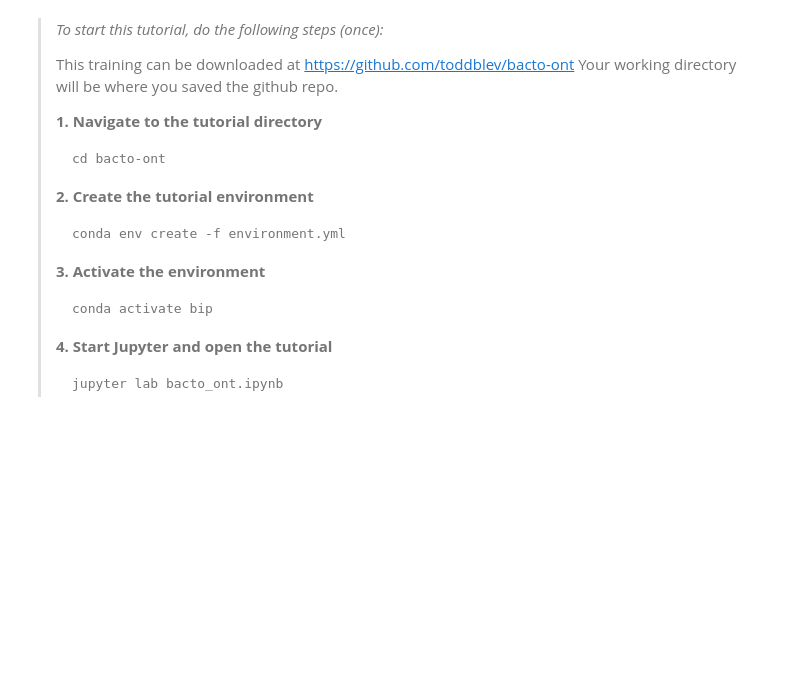
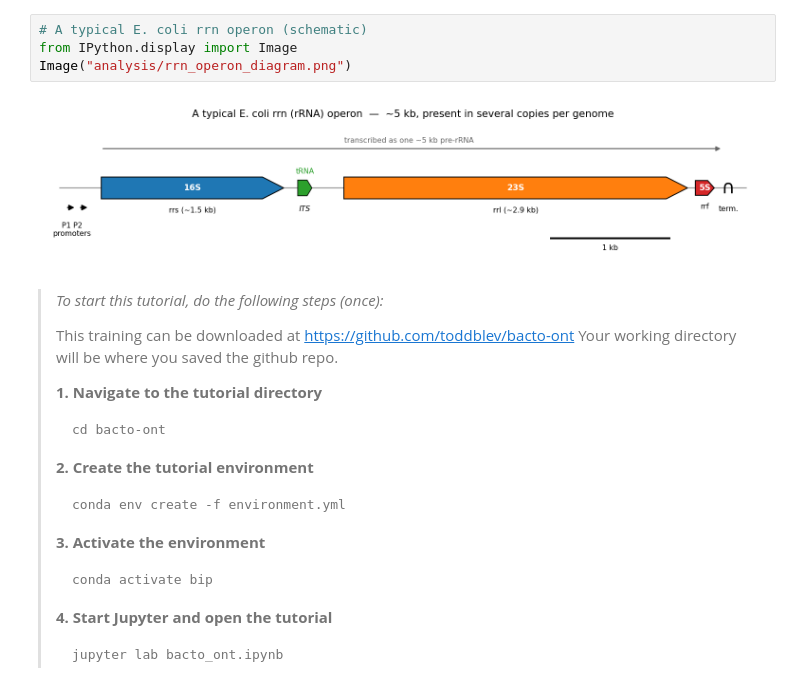
Before and after one commit to toddblev/bacto-ont, a Jupyter notebook: bacto_ont.ipynb, the cells around one changed output. Saved outputs shown, nothing was run; the diff lists cells and outputs as text; blank space fills up the shorter version.

```diff
--- a/bacto_ont.ipynb
+++ b/bacto_ont.ipynb
@@ -26,3 +37,9 @@ Our job is to take the raw sequencer output and, step by step:
+# %%
+# A typical E. coli rrn operon (schematic)
+from IPython.display import Image
+Image("analysis/rrn_operon_diagram.png")
+# %% [output]
+[figure, added]
 # %% [markdown]
 > *To start this tutorial, do the following steps (once):*
 >
```
Also changed, not shown: parts of 40 cells of this notebook, 11 other files.
